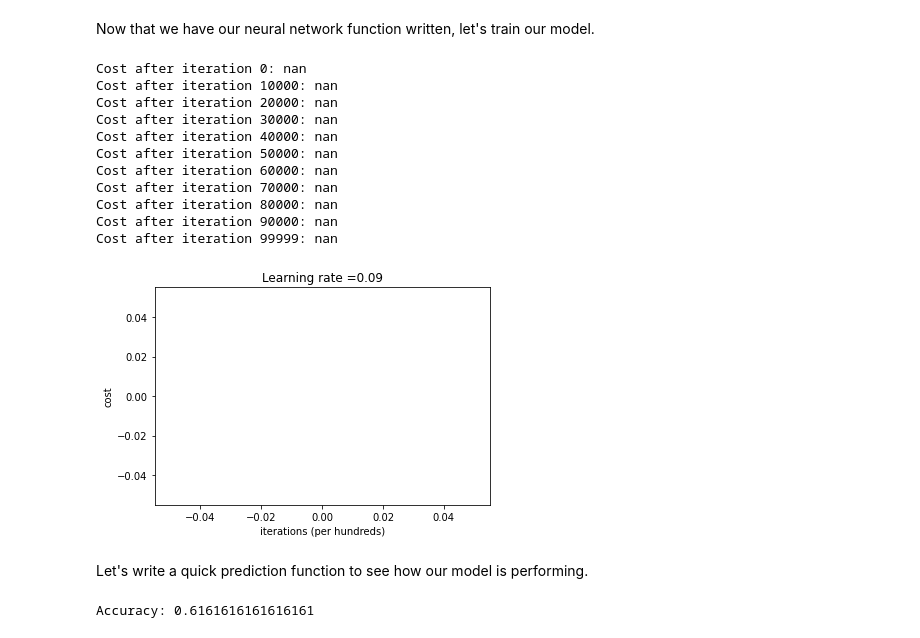
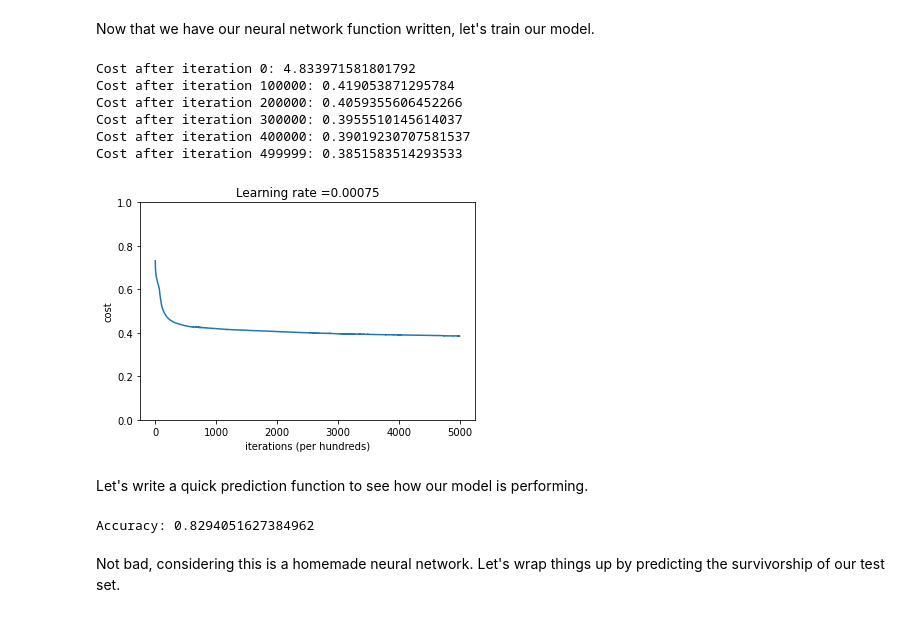
Before and after one commit to johnma02/kaggle-titanic, a Jupyter notebook: titanic-dataset.ipynb, the cells around one changed output. Saved outputs shown, nothing was run; the diff lists cells and outputs as text; code cells hidden in the pictures.

```diff
--- a/titanic-dataset.ipynb
+++ b/titanic-dataset.ipynb
@@ -416,7 +433,7 @@ def compute_cost(AL, Y):
     cost: vector containing computed cost values
     """
     m = Y.shape[1]
-    cost = np.dot(-1/m, np.sum(np.multiply(np.log(AL),Y) + np.multiply(np.log(1-AL), 1-Y)))
+    cost = np.dot(-1/m, np.sum(np.multiply(np.log(AL+1e-7),Y) + np.multiply(np.log(1-AL+1e-7), 1-Y)))
     cost = np.squeeze(cost)
     return cost
 # %% [markdown]
@@ -527,7 +544,7 @@ def nn_backprop(AL, Y, caches):
     m = AL.shape[1]
     Y = Y.reshape(AL.shape)
 
-    dAL = -(np.divide(Y,AL) - np.divide(1-Y, 1-AL))
+    dAL = -(np.divide(Y,AL+1e-7) - np.divide(1-Y, 1-AL+1e-7))
 
     current_cache = caches[L-1]
     dA_prev_temp, dW_temp, db_temp = linear_activation_backward(dAL, current_cache, "sigmoid")
@@ -590,7 +607,7 @@ layer_dims = [7,20,7,5,1]
 # %% [markdown]
 Let's create a function to facilitate our neural network.
 # %%
-def L_layer_nn(X, Y, layer_dims, learning_rate=.095, num_iterations=4000):
+def L_layer_nn(X, Y, layer_dims, learning_rate, num_iterations=4000):
     """
     Implements an L-Layer neural network with Linear->ReLU*(L-1) -> Linear->Sigmoid layers.
     Args:
@@ -604,16 +621,16 @@ def L_layer_nn(X, Y, layer_dims, learning_rate=.095, num_iterations=4000):
     costs = []
     parameters = {}
     for i in range(1, len(layer_dims)):
-        parameters["W"+str(i)] = np.random.randn(layer_dims[i], layer_dims[i-1])*np.sqrt(2/(layer_dims[i-1]+layer_dims[i]))
+        parameters["W"+str(i)] = np.random.randn(layer_dims[i], layer_dims[i-1])*np.sqrt(2/layer_dims[i-1])
         parameters["b"+str(i)] = np.zeros((layer_dims[i],1))
     for i in range(0, num_iterations):
         AL, caches = nn_forward(X, parameters)
         cost = compute_cost(AL, Y)
         grads = nn_backprop(AL, Y, caches)
         parameters = update_parameters(parameters, grads, learning_rate)
-        if i % 10000 == 0 or i == num_iterations - 1:
+        if i % 100000 == 0 or i == num_iterations - 1:
             print("Cost after iteration {}: {}".format(i, np.squeeze(cost)))
-        if i % 100 == 0 or i == num_iterations:
+        if (i % 100 == 0 or i == num_iterations) and cost < 1.0:
             costs.append(cost)
     return parameters, costs
 # %% [markdown]
@@ -621,26 +638,23 @@ Now that we have our neural network function written, let's train our model.
 # %%
 def plot_costs(costs, learning_rate):
     plt.plot(np.squeeze(costs))
     plt.ylabel('cost')
     plt.xlabel('iterations (per hundreds)')
     plt.title("Learning rate =" + str(learning_rate))
+    plt.ylim(0,1)
     plt.show()
-#winner - .14
-parameters, costs = L_layer_nn(train_df, train_labels, layer_dims, learning_rate=.041, num_iterations=100000)
-plot_costs(costs, learning_rate=.09)
+#winner - .00075, 86%
+learning_rate = .00075
+parameters, costs = L_layer_nn(train_df, train_labels, layer_dims, learning_rate, num_iterations=500000)
+plot_costs(costs, learning_rate)
 # %% [output]
-Cost after iteration 0: nan
-Cost after iteration 10000: nan
-Cost after iteration 20000: nan
-Cost after iteration 30000: nan
-Cost after iteration 40000: nan
-Cost after iteration 50000: nan
-Cost after iteration 60000: nan
-Cost after iteration 70000: nan
-Cost after iteration 80000: nan
-Cost after iteration 90000: nan
-Cost after iteration 99999: nan
+Cost after iteration 0: 4.833971581801792
+Cost after iteration 100000: 0.419053871295784
+Cost after iteration 200000: 0.4059355606452266
+Cost after iteration 300000: 0.3955510145614037
+Cost after iteration 400000: 0.39019230707581537
+Cost after iteration 499999: 0.3851583514293533
-[figure, old version]
+[figure, new version]
 # %% [markdown]
 Let's write a quick prediction function to see how our model is performing.
 # %%
@@ -670,4 +684,6 @@ def predict(X, Y, parameters):
 # %%
 pred_train = predict(train_df, train_labels, parameters)
 # %% [output]
-Accuracy: 0.6161616161616161
+Accuracy: 0.8294051627384962
+# %% [markdown]
+Not bad, considering this is a homemade neural network. Let's wrap things up by predicting the survivorship of our test set.
```
Also changed, not shown: parts of 22 cells of this notebook.
